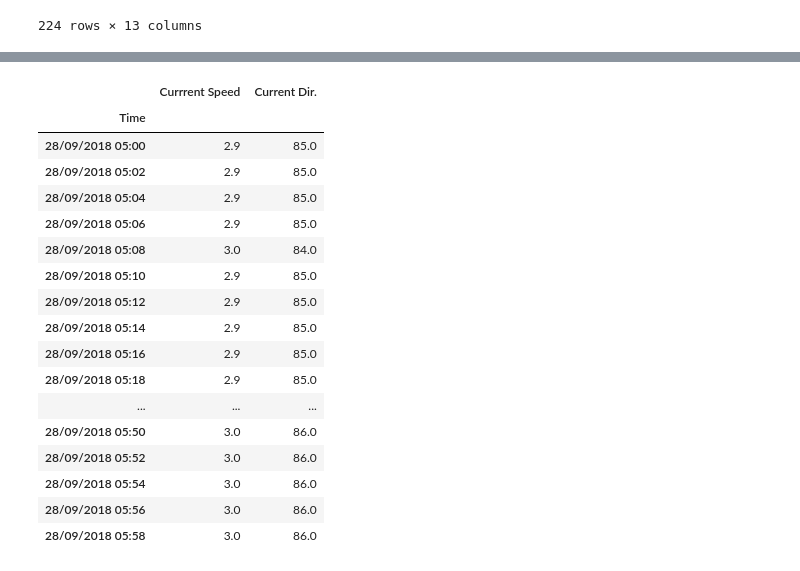
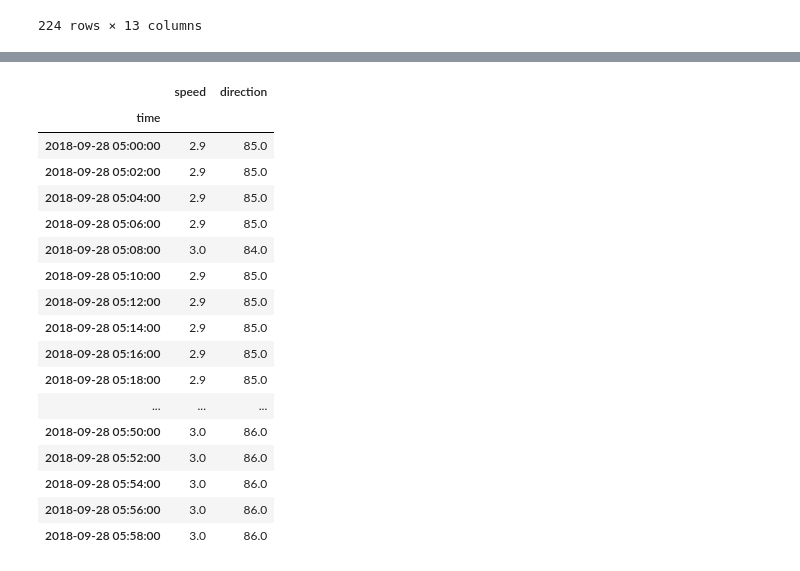
Before and after one commit to SalishSeaCast/analysis-doug, a Jupyter notebook: notebooks/2ndNarrowsHADPCtoERDDAP.ipynb, the cells around one changed output, grey strips where cells are left out. Saved outputs shown, nothing was run; the diff lists cells and outputs as text; code cells hidden in the pictures.

Commit message:
Continue notebook re: converting 2nd Narrows HADCP AIS feed to ERDDAP dataset.

```diff
--- a/notebooks/2ndNarrowsHADPCtoERDDAP.ipynb
+++ b/notebooks/2ndNarrowsHADPCtoERDDAP.ipynb
@@ -93,0 +87,4 @@ hadcp_df
+# %%
+hadcp_df = all_df.loc[all_df.MMSI == 3160171].drop_duplicates().set_index('Time')
+hadcp_df.index = pandas.to_datetime(hadcp_df.index, format='%d/%m/%Y %H:%M')
+hadcp_df
@@ -94,23 +117,26 @@ hadcp_df
 # %%
-hadcp_df \
+xr_df = hadcp_df \
     .dropna(axis='columns', how='all') \
     .drop(['Name', 'MMSI', 'Air Temp.', 'Water Temp.', 'Water Level'], axis='columns')
+xr_df.index.name = 'time'
+xr_df.columns = ('speed', 'direction')
+xr_df
 # %% [output]
-|  | Currrent Speed | Current Dir. |
-| Time |  |  |
-| 28/09/2018 05:00 | 2.9 | 85.0 |
-| 28/09/2018 05:02 | 2.9 | 85.0 |
-| 28/09/2018 05:04 | 2.9 | 85.0 |
-| 28/09/2018 05:06 | 2.9 | 85.0 |
-| 28/09/2018 05:08 | 3.0 | 84.0 |
-| 28/09/2018 05:10 | 2.9 | 85.0 |
-| 28/09/2018 05:12 | 2.9 | 85.0 |
-| 28/09/2018 05:14 | 2.9 | 85.0 |
-| 28/09/2018 05:16 | 2.9 | 85.0 |
-| 28/09/2018 05:18 | 2.9 | 85.0 |
+|  | speed | direction |
+| time |  |  |
+| 2018-09-28 05:00:00 | 2.9 | 85.0 |
+| 2018-09-28 05:02:00 | 2.9 | 85.0 |
+| 2018-09-28 05:04:00 | 2.9 | 85.0 |
+| 2018-09-28 05:06:00 | 2.9 | 85.0 |
+| 2018-09-28 05:08:00 | 3.0 | 84.0 |
+| 2018-09-28 05:10:00 | 2.9 | 85.0 |
+| 2018-09-28 05:12:00 | 2.9 | 85.0 |
+| 2018-09-28 05:14:00 | 2.9 | 85.0 |
+| 2018-09-28 05:16:00 | 2.9 | 85.0 |
+| 2018-09-28 05:18:00 | 2.9 | 85.0 |
 | ... | ... | ... |
-| 28/09/2018 05:50 | 3.0 | 86.0 |
-| 28/09/2018 05:52 | 3.0 | 86.0 |
-| 28/09/2018 05:54 | 3.0 | 86.0 |
-| 28/09/2018 05:56 | 3.0 | 86.0 |
-| 28/09/2018 05:58 | 3.0 | 86.0 |
+| 2018-09-28 05:50:00 | 3.0 | 86.0 |
+| 2018-09-28 05:52:00 | 3.0 | 86.0 |
+| 2018-09-28 05:54:00 | 3.0 | 86.0 |
+| 2018-09-28 05:56:00 | 3.0 | 86.0 |
+| 2018-09-28 05:58:00 | 3.0 | 86.0 |
```
Also changed, not shown: parts of 50 cells of this notebook.
